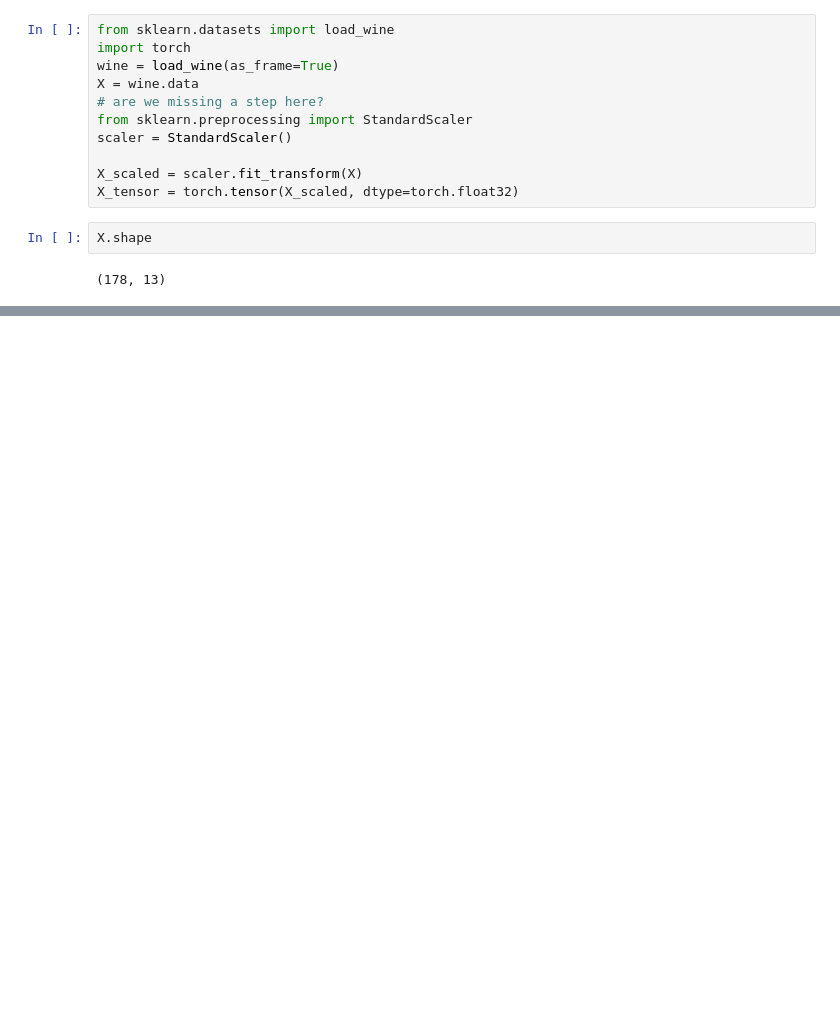
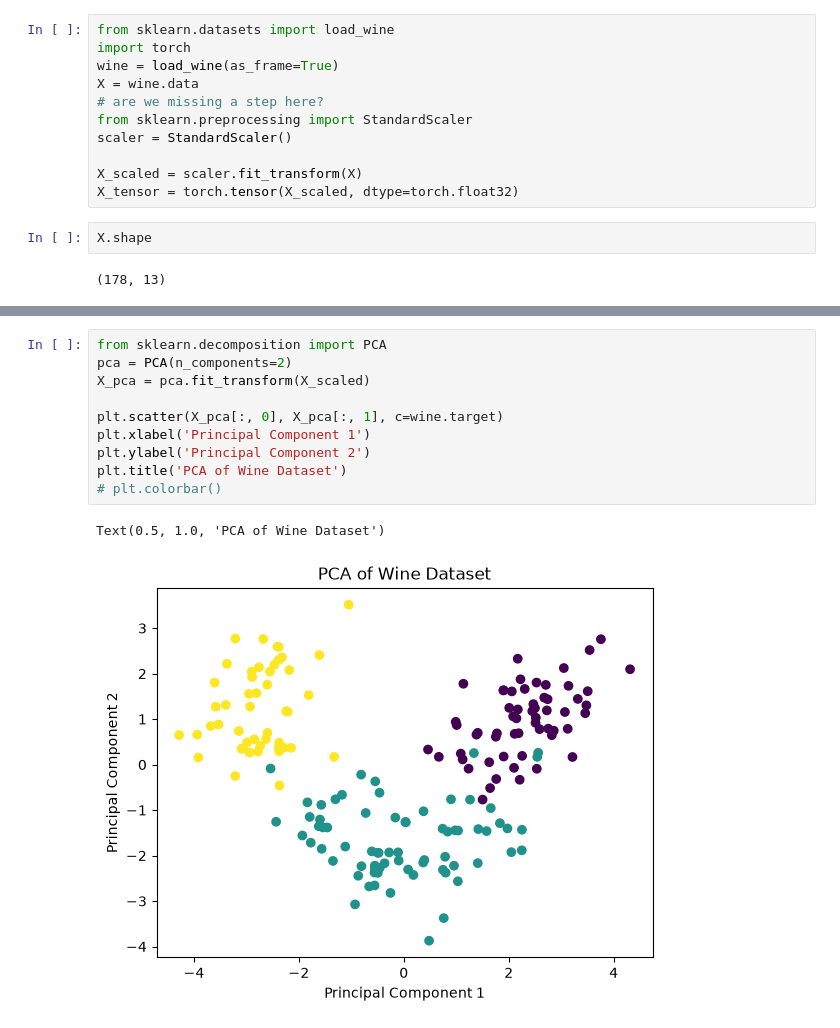
Before and after one commit to vaibhavgarg1982/DSAI-teaching, a Jupyter notebook: 0301_dimensionality_reduction_autoenc.ipynb, the cells around one changed output, grey strips where cells are left out. Drawn from its saved outputs; the diff is of its cells as text; blank space fills up the shorter version.

```diff
--- a/0301_dimensionality_reduction_autoenc.ipynb
+++ b/0301_dimensionality_reduction_autoenc.ipynb
@@ -162,0 +178,13 @@ plt.show()
+# %%
+from sklearn.decomposition import PCA
+pca = PCA(n_components=2)
+X_pca = pca.fit_transform(X_scaled)
+
+plt.scatter(X_pca[:, 0], X_pca[:, 1], c=wine.target)
+plt.xlabel('Principal Component 1')
+plt.ylabel('Principal Component 2')
+plt.title('PCA of Wine Dataset')
+# plt.colorbar()
+# %% [output]
+Text(0.5, 1.0, 'PCA of Wine Dataset')
+[figure, added]
```
Also changed, not shown: parts of 10 cells of this notebook.
